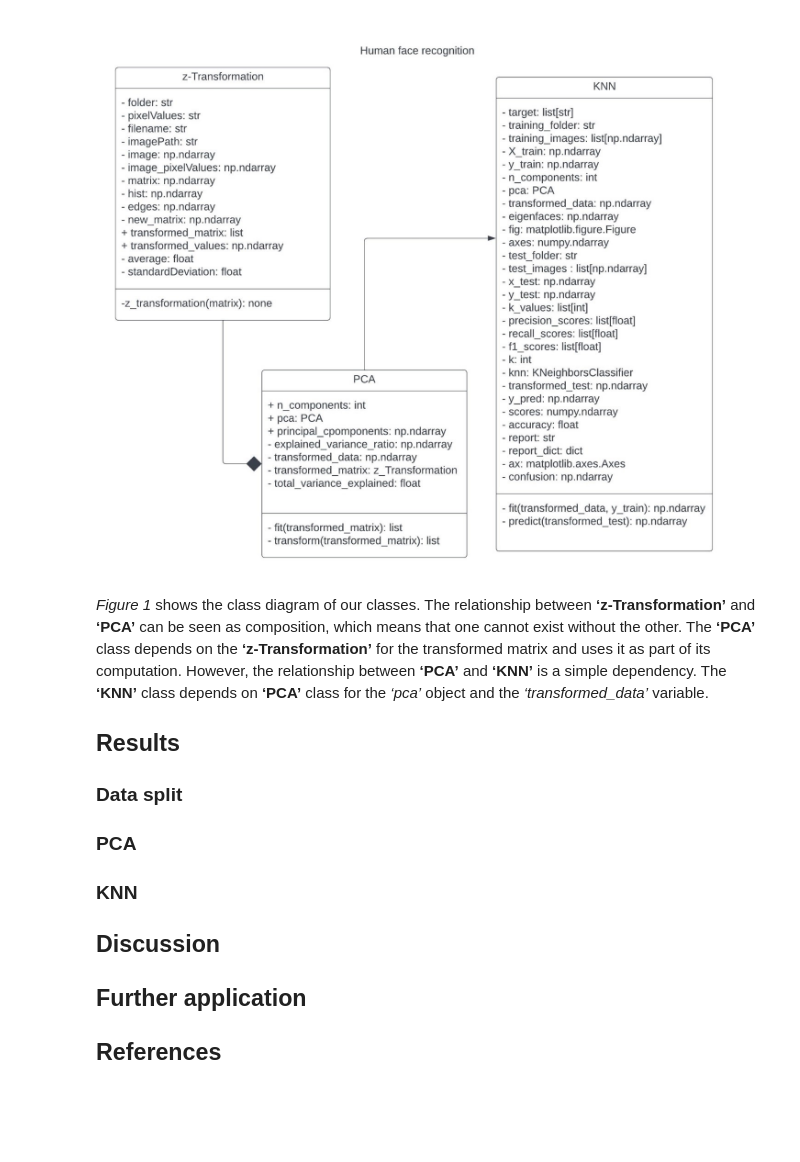
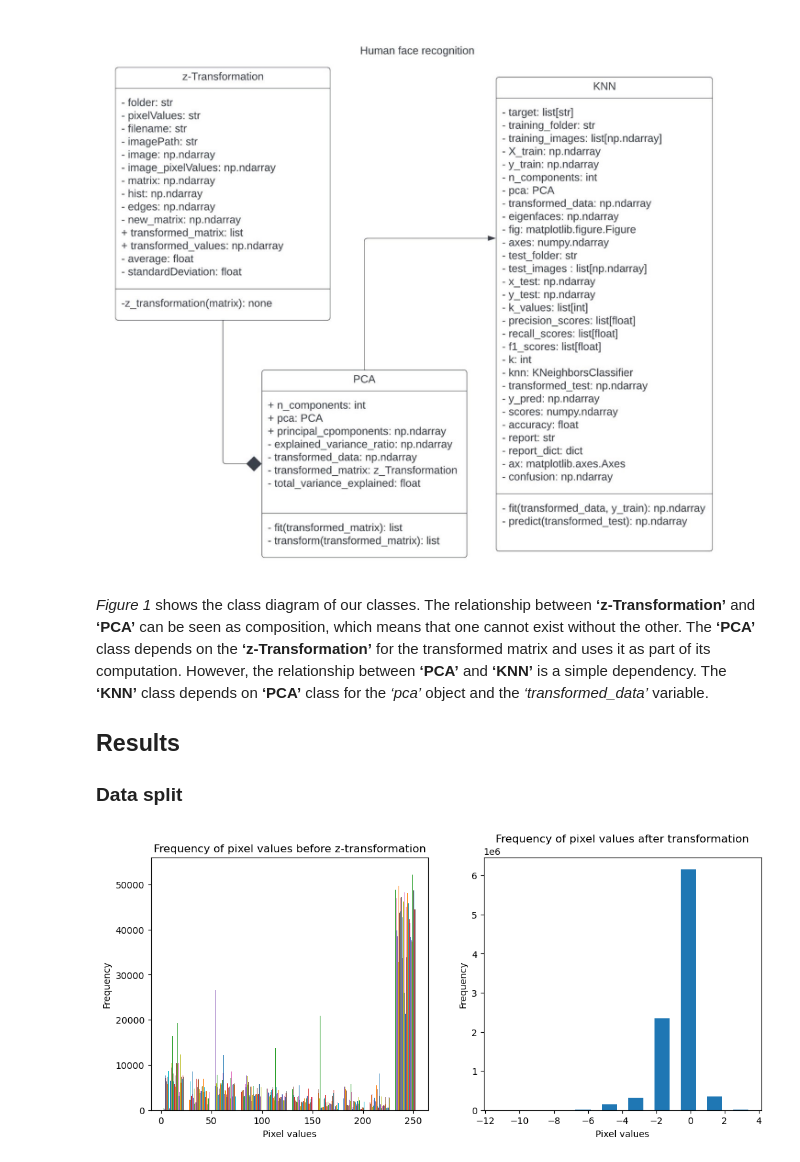
Before and after one commit to datascience-mobi-2023/topic01_team01, a Jupyter notebook: report2023.ipynb, the cells around one changed output. Cells and saved outputs as stored; diff of their text form; code cells hidden in the pictures; blank space fills up the shorter version.

Commit message:
added plots

```diff
--- a/report2023.ipynb
+++ b/report2023.ipynb
@@ -75,13 +75,24 @@ display(Image(filename='pictures_for_report/UML Class Diagram.jpg'))
 
 
 ### Data split
-
-### PCA
-
-### KNN
-
-## Discussion
-
-## Further application
-
-## References
+# %%
+import numpy as np
+import matplotlib.pyplot as plt
+from z_transformation import matrix, transformed_values
+
+fig, axes = plt.subplots(1, 2, figsize=(12, 5))
+
+plt.subplot(121)
+plt.hist(matrix)
+plt.title("Frequency of pixel values before z-transformation")
+plt.xlabel("Pixel values")
+plt.ylabel("Frequency")
+
+plt.subplot(122)
+hist, edges = np.histogram(transformed_values)
+plt.bar(edges[:-1], hist, width=0.9)
+plt.xlabel("Pixel values")
+plt.ylabel("Frequency")
+plt.title("Frequency of pixel values after transformation");
+# %% [output]
+[figure, added]
```
Also changed, not shown: parts of 11 cells of this notebook.
